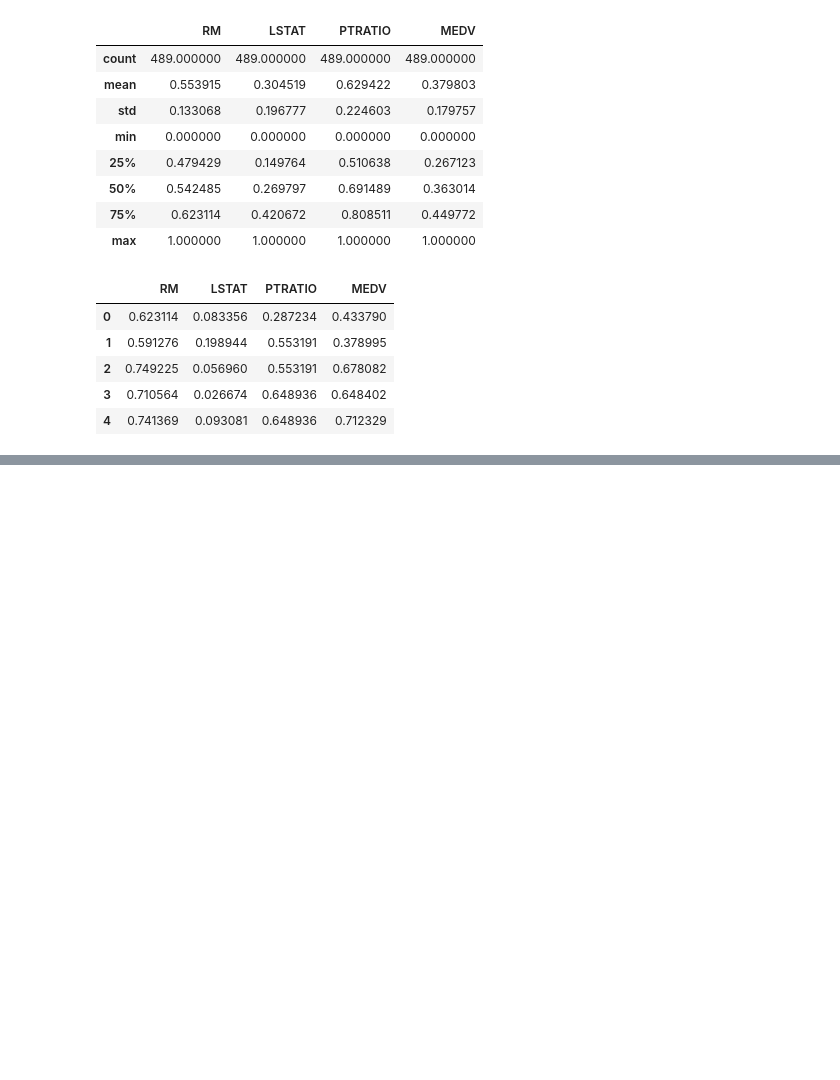
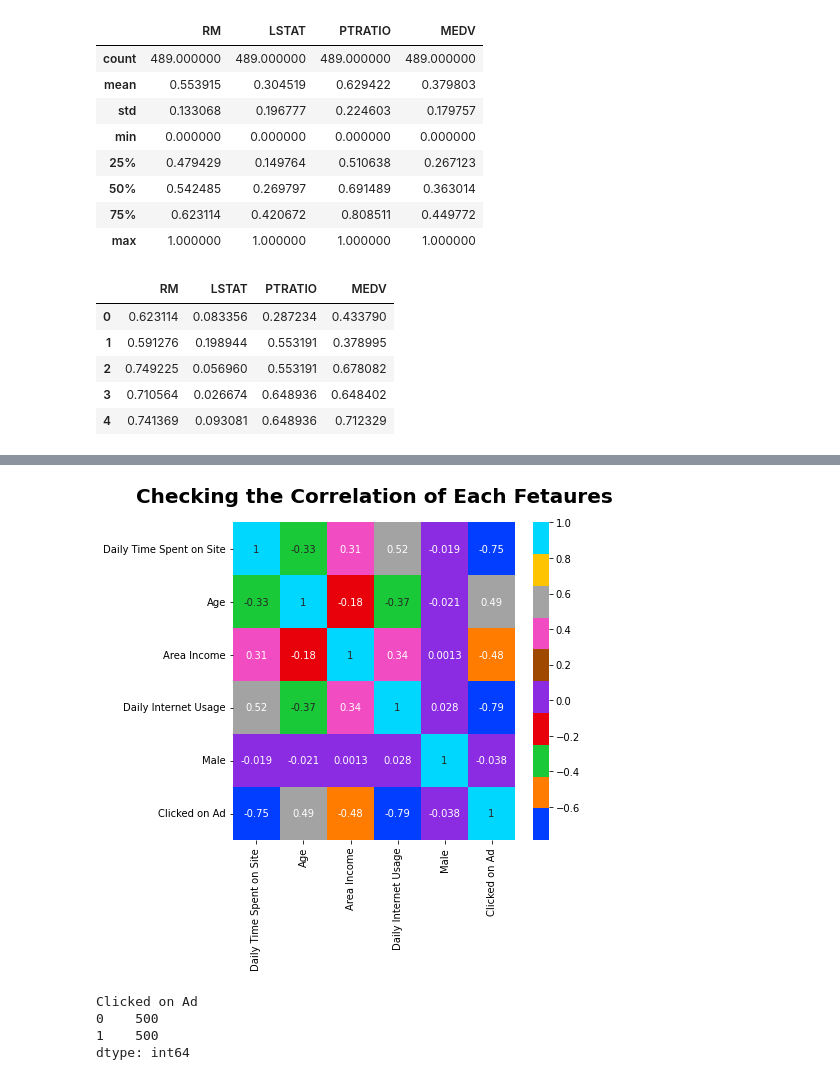
Before and after one commit to UsepSyaikalArifin/DQLab-Academy-Course-Online, a Jupyter notebook: Kelas Fundamental 2/Machine Learning With Python for Beginner/Jupyter Notebook/main.ipynb, the cells around one changed output, grey strips where cells are left out. Cells and saved outputs as stored; diff of their text form; code cells hidden in the pictures; blank space fills up the shorter version.

Commit message:
Finish Machine Learning for Beginner

```diff
--- a/Kelas Fundamental 2/Machine Learning With Python for Beginner/Jupyter Notebook/main.ipynb
+++ b/Kelas Fundamental 2/Machine Learning With Python for Beginner/Jupyter Notebook/main.ipynb
@@ -1404,0 +1597,11 @@ plt.show()
+# %%
+data = pd.read_csv("https://dqlab-dataset.s3-ap-southeast-1.amazonaws.com/pythonTutorial/ecommerce_banner_promo.csv")
+# data.to_csv(r"D:\Usep Syaikal Arifin\Computer Programming\Python\DQLab-Academy-Course-Online\Kelas Fundamental 2\Machine Learning With Python for Beginner\File Dokumentasi\File CSV\ecommerce_banner_promo.csv",index=None, header=True)
+print("Dimensi data = %d Baris & %d Kolom"%data.shape)
+print("Informasi data = ?")
+display(data.info())
+print("Checking Missing Value = ?")
+display(data.isnull().sum())
+print("Checking Basic Statistics")
+display(data.describe())
+display(data.head())
@@ -1404,0 +1657,19 @@ plt.show()
+# %%
+data_corr = data.corr()
+
+cmap=sns.color_palette("bright")
+fig, axs = plt.subplots(figsize=(7,7))
+sns.heatmap(data_corr, annot=True, cmap=cmap, ax=axs)
+axs.set_title("Checking the Correlation of Each Fetaures", fontsize=20, fontweight="bold")
+plt.tight_layout()
+plt.show()
+# %% [output]
+[figure, added]
+# %%
+labels_distribution = data.groupby(["Clicked on Ad"]).size()
+display(labels_distribution)
+# %% [output]
+Clicked on Ad
+0    500
+1    500
+dtype: int64
```
Also changed, not shown: parts of 42 cells of this notebook.
